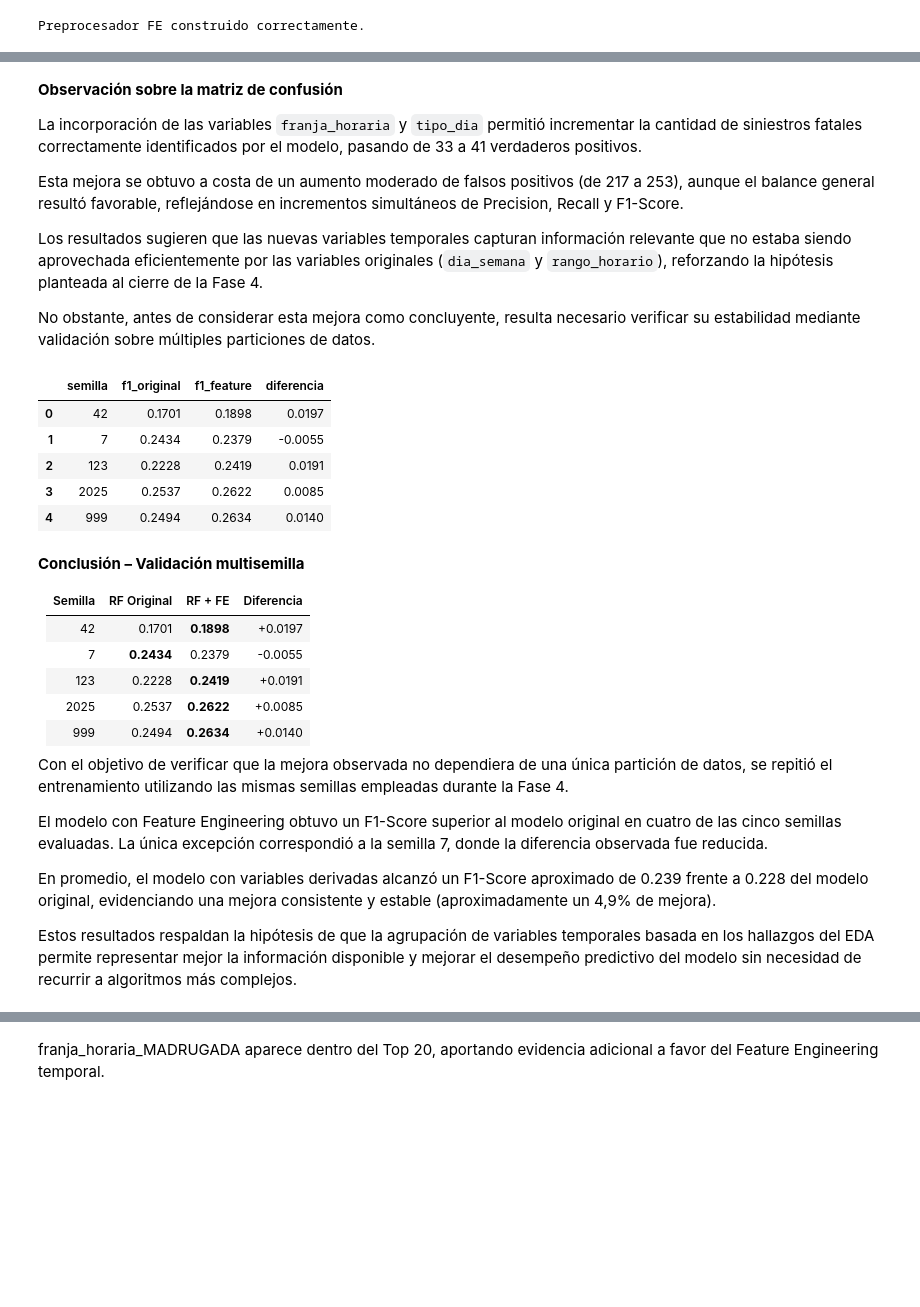
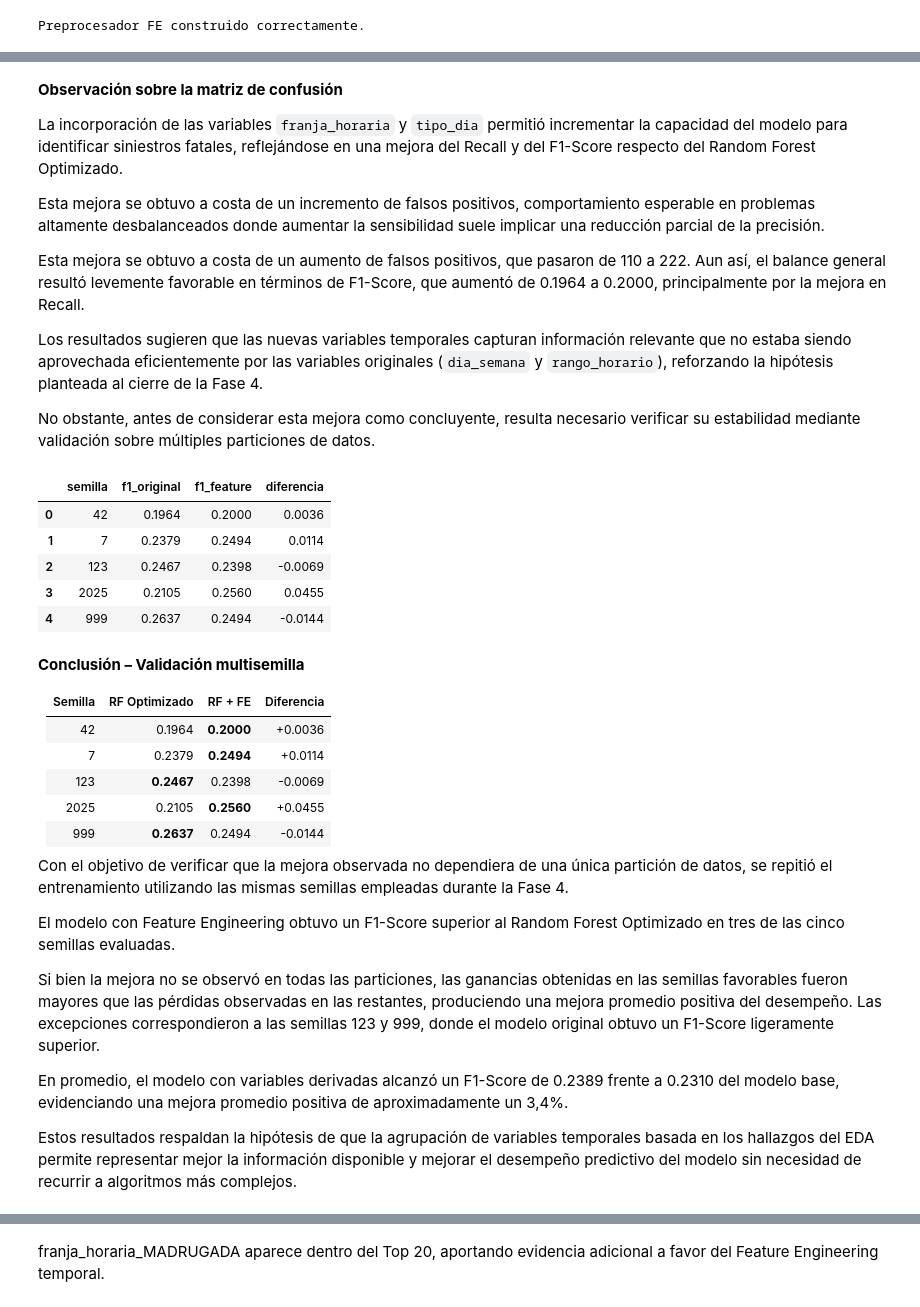
Before and after one commit to christianishere/siniestros-viales-caba, a Jupyter notebook: notebooks/05_modelado_avanzado_experimental.ipynb, the cells around one changed output, grey strips where cells are left out. Cells and saved outputs as stored; diff of their text form; code cells hidden in the pictures; blank space fills up the shorter version.

Commit message:
Actualizar fase de modelado con resultados finales validados y persistencia en BD

```diff
--- a/notebooks/05_modelado_avanzado_experimental.ipynb
+++ b/notebooks/05_modelado_avanzado_experimental.ipynb
@@ -96,17 +158,23 @@ dtype: object
 # ============================================================
 
 numericas = [
-    "anio_siniestro",
-    "mes_siniestro",
-    "dia_siniestro",
     "latitud_siniestro",
     "longitud_siniestro",
     "edad_promedio_victimas"
 ]
 
 categoricas = [
-    col for col in X.columns
-    if col not in numericas
+    "anio_siniestro",
+    "mes_siniestro",
+    "dia_siniestro",
+    "dia_semana",
+    "rango_horario",
+    "comuna_siniestro",
+    "tipo_de_via_siniestro",
+    "participantes_siniestro",
+    "modo_desplazamiento_victima",
+    "contraparte_siniestro",
+    "sexo_victima_agregado"
 ]
 
 print("Numéricas:", len(numericas))
@@ -131,9 +199,12 @@ Variables categóricas:
 # Preprocesamiento
 # ============================================================
 
+from sklearn.preprocessing import StandardScaler
+
 transformador_numerico = Pipeline(
     steps=[
-        ("imputer", SimpleImputer(strategy="median"))
+        ("imputer", SimpleImputer(strategy="median")),
+        ("scaler", StandardScaler())
     ]
 )
 
@@ -203,11 +274,11 @@ siniestro_fatal
 Name: proportion, dtype: float64
 # %%
 # ============================================================
-# Random Forest oficial - Fase 4
+# Random Forest optimizado
 # ============================================================
 # Antes de probar modelos más avanzados, se construye un Pipeline con Random Forest utilizando los mejores hiperparámetros encontrados en la Fase 3.
 
-rf_oficial = Pipeline(
+rf_optimizado = Pipeline(
     steps=[
         ("preprocessor", preprocessor),
         (
@@ -224,5 +295,5 @@ rf_oficial = Pipeline(
     ]
 )
 
-print("Pipeline RF oficial creado.")
+print("Pipeline RF optimizado creado.")
 # %% [output]
@@ -230,18 +301,18 @@ Pipeline RF oficial creado.
 # %%
 # ============================================================
-# Entrenamiento y evaluación RF oficial
+# Entrenamiento y evaluación RF optimizado
 # ============================================================
 
-rf_oficial.fit(X_train, y_train)
+rf_optimizado.fit(X_train, y_train)
 
-pred_rf = rf_oficial.predict(X_test)
+pred_rf = rf_optimizado.predict(X_test)
 
 accuracy_rf = accuracy_score(y_test, pred_rf)
 precision_rf = precision_score(y_test, pred_rf)
 recall_rf = recall_score(y_test, pred_rf)
 f1_rf = f1_score(y_test, pred_rf)
 
-print("Random Forest Oficial")
+print("Random Forest Optimizado")
 print("-" * 40)
 
 print(f"Accuracy : {accuracy_rf:.4f}")
@@ -871,9 +940,11 @@ print(cm_rf_fe)
 # %% [markdown]
 **Observación sobre la matriz de confusión**
 
-La incorporación de las variables `franja_horaria` y `tipo_dia` permitió incrementar la cantidad de siniestros fatales correctamente identificados por el modelo, pasando de 33 a 41 verdaderos positivos.
+La incorporación de las variables `franja_horaria` y `tipo_dia` permitió incrementar la capacidad del modelo para identificar siniestros fatales, reflejándose en una mejora del Recall y del F1-Score respecto del Random Forest Optimizado.
 
-Esta mejora se obtuvo a costa de un aumento moderado de falsos positivos (de 217 a 253), aunque el balance general resultó favorable, reflejándose en incrementos simultáneos de Precision, Recall y F1-Score.
+Esta mejora se obtuvo a costa de un incremento de falsos positivos, comportamiento esperable en problemas altamente desbalanceados donde aumentar la sensibilidad suele implicar una reducción parcial de la precisión.
+
+Esta mejora se obtuvo a costa de un aumento de falsos positivos, que pasaron de 110 a 222. Aun así, el balance general resultó levemente favorable en términos de F1-Score, que aumentó de 0.1964 a 0.2000, principalmente por la mejora en Recall.
 
 Los resultados sugieren que las nuevas variables temporales capturan información relevante que no estaba siendo aprovechada eficientemente por las variables originales (`dia_semana` y `rango_horario`), reforzando la hipótesis planteada al cierre de la Fase 4.
 
@@ -881,7 +952,7 @@ No obstante, antes de considerar esta mejora como concluyente, resulta necesario
 # %%
 # ============================================================
 # Validación multisemilla
-# RF Oficial vs RF + Feature Engineering
+# RF Optimizado vs RF + Feature Engineering
 # ============================================================
 
 semillas = [42, 7, 123, 2025, 999]
@@ -891,7 +962,7 @@ resultados = []
 for semilla in semillas:
 
     # --------------------------------------------------------
-    # Split RF original
+    # Split RF Optimizado
     # --------------------------------------------------------
 
     X_train, X_test, y_train, y_test = train_test_split(
@@ -902,7 +973,7 @@ for semilla in semillas:
         random_state=semilla
     )
 
-    rf_original = Pipeline(
+    rf_optimizado = Pipeline(
         steps=[
             ("preprocessor", preprocessor),
             (
@@ -947,56 +1018,58 @@ for semilla in semillas:
                     max_depth=None,
                     min_samples_leaf=5,
                     class_weight="balanced",
                     random_state=semilla,
                     n_jobs=-1
                 )
             )
         ]
     )
 
     rf_feature.fit(X_train_fe, y_train_fe)
 
     pred_feature = rf_feature.predict(X_test_fe)
 
     f1_feature = f1_score(y_test_fe, pred_feature)
 
     resultados.append(
         {
             "semilla": semilla,
             "f1_original": round(f1_original, 4),
             "f1_feature": round(f1_feature, 4),
             "diferencia": round(f1_feature - f1_original, 4)
         }
     )
 
 resultados_df = pd.DataFrame(resultados)
 
 resultados_df
 # %% [output]
 |  | semilla | f1_original | f1_feature | diferencia |
-| 0 | 42 | 0.1701 | 0.1898 | 0.0197 |
-| 1 | 7 | 0.2434 | 0.2379 | -0.0055 |
-| 2 | 123 | 0.2228 | 0.2419 | 0.0191 |
-| 3 | 2025 | 0.2537 | 0.2622 | 0.0085 |
-| 4 | 999 | 0.2494 | 0.2634 | 0.0140 |
+| 0 | 42 | 0.1964 | 0.2000 | 0.0036 |
+| 1 | 7 | 0.2379 | 0.2494 | 0.0114 |
+| 2 | 123 | 0.2467 | 0.2398 | -0.0069 |
+| 3 | 2025 | 0.2105 | 0.2560 | 0.0455 |
+| 4 | 999 | 0.2637 | 0.2494 | -0.0144 |
 # %% [markdown]
 
 **Conclusión – Validación multisemilla**
 
-| Semilla | RF Original |    RF + FE | Diferencia |
-| ------- | ----------: | ---------: | ---------: |
-| 42      |      0.1701 | **0.1898** |    +0.0197 |
-| 7       |  **0.2434** |     0.2379 |    -0.0055 |
-| 123     |      0.2228 | **0.2419** |    +0.0191 |
-| 2025    |      0.2537 | **0.2622** |    +0.0085 |
-| 999     |      0.2494 | **0.2634** |    +0.0140 |
+| Semilla | RF Optimizado | RF + FE | Diferencia |
+| ------- | ----------: | -------: | ---------: |
+| 42      | 0.1964 | **0.2000** | +0.0036 |
+| 7       | 0.2379 | **0.2494** | +0.0114 |
+| 123     | **0.2467** | 0.2398 | -0.0069 |
+| 2025    | 0.2105 | **0.2560** | +0.0455 |
+| 999     | **0.2637** | 0.2494 | -0.0144 |
 
 
 Con el objetivo de verificar que la mejora observada no dependiera de una única partición de datos, se repitió el entrenamiento utilizando las mismas semillas empleadas durante la Fase 4.
 
-El modelo con Feature Engineering obtuvo un F1-Score superior al modelo original en cuatro de las cinco semillas evaluadas. La única excepción correspondió a la semilla 7, donde la diferencia observada fue reducida.
+El modelo con Feature Engineering obtuvo un F1-Score superior al Random Forest Optimizado en tres de las cinco semillas evaluadas.
 
-En promedio, el modelo con variables derivadas alcanzó un F1-Score aproximado de 0.239 frente a 0.228 del modelo original, evidenciando una mejora consistente y estable (aproximadamente un 4,9% de mejora).
+Si bien la mejora no se observó en todas las particiones, las ganancias obtenidas en las semillas favorables fueron mayores que las pérdidas observadas en las restantes, produciendo una mejora promedio positiva del desempeño. Las excepciones correspondieron a las semillas 123 y 999, donde el modelo original obtuvo un F1-Score ligeramente superior.
+
+En promedio, el modelo con variables derivadas alcanzó un F1-Score de 0.2389 frente a 0.2310 del modelo base, evidenciando una mejora promedio positiva de aproximadamente un 3,4%.
 
 Estos resultados respaldan la hipótesis de que la agrupación de variables temporales basada en los hallazgos del EDA permite representar mejor la información disponible y mejorar el desempeño predictivo del modelo sin necesidad de recurrir a algoritmos más complejos.
 # %%
```
Also changed, not shown: parts of 31 cells of this notebook, 7 other files.
